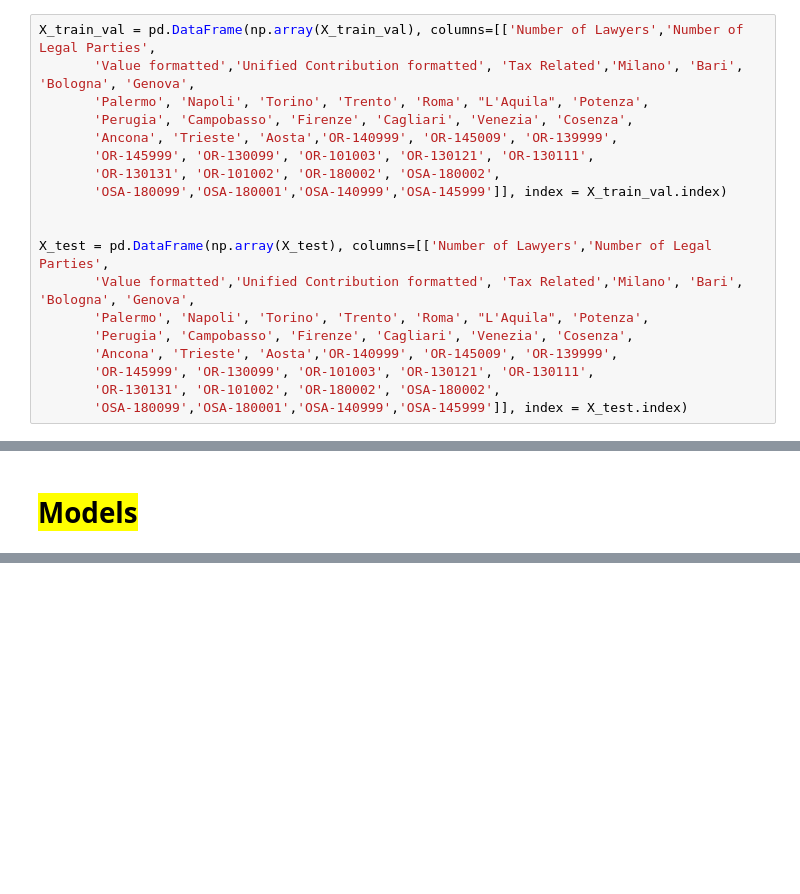
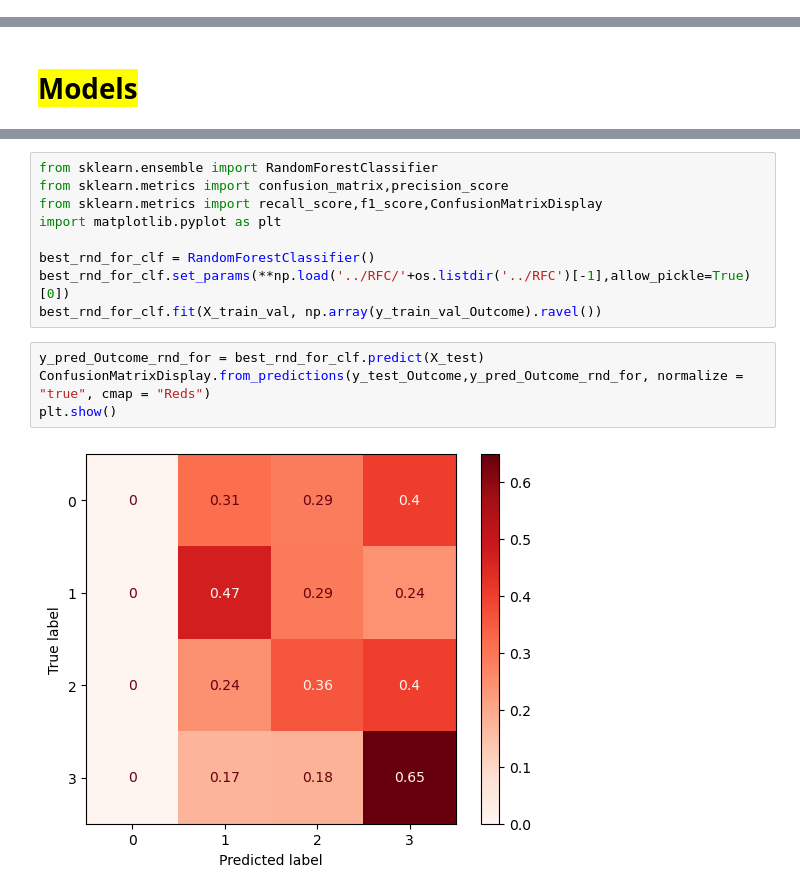
Before and after one commit to AdrianoEttari/EUSTEMA-Challenge, a Jupyter notebook: notebooks/Eustema_models_train_od.ipynb, the cells around one changed output, grey strips where cells are left out. Drawn from its saved outputs; the diff is of its cells as text; blank space fills up the shorter version.

Commit message:
notebook model training train_od

```diff
--- a/notebooks/Eustema_models_train_od.ipynb
+++ b/notebooks/Eustema_models_train_od.ipynb
@@ -53,25 +69,6 @@ X_train_val, X_test, y_train_val, y_test = train_test_split(X_scaled_df, y, rand
 
 X_train, X_val, y_train, y_val = train_test_split(X_train_val, y_train_val,random_state=0,
                                                             test_size=0.2  )
-# %%
-X_train_val = pd.DataFrame(np.array(X_train_val), columns=[['Number of Lawyers','Number of Legal Parties',
-       'Value formatted','Unified Contribution formatted', 'Tax Related','Milano', 'Bari', 'Bologna', 'Genova',
-       'Palermo', 'Napoli', 'Torino', 'Trento', 'Roma', "L'Aquila", 'Potenza',
-       'Perugia', 'Campobasso', 'Firenze', 'Cagliari', 'Venezia', 'Cosenza',
-       'Ancona', 'Trieste', 'Aosta','OR-140999', 'OR-145009', 'OR-139999',
-       'OR-145999', 'OR-130099', 'OR-101003', 'OR-130121', 'OR-130111',
-       'OR-130131', 'OR-101002', 'OR-180002', 'OSA-180002',
-       'OSA-180099','OSA-180001','OSA-140999','OSA-145999']], index = X_train_val.index)
-
-
-X_test = pd.DataFrame(np.array(X_test), columns=[['Number of Lawyers','Number of Legal Parties',
-       'Value formatted','Unified Contribution formatted', 'Tax Related','Milano', 'Bari', 'Bologna', 'Genova',
-       'Palermo', 'Napoli', 'Torino', 'Trento', 'Roma', "L'Aquila", 'Potenza',
-       'Perugia', 'Campobasso', 'Firenze', 'Cagliari', 'Venezia', 'Cosenza',
-       'Ancona', 'Trieste', 'Aosta','OR-140999', 'OR-145009', 'OR-139999',
-       'OR-145999', 'OR-130099', 'OR-101003', 'OR-130121', 'OR-130111',
-       'OR-130131', 'OR-101002', 'OR-180002', 'OSA-180002',
-       'OSA-180099','OSA-180001','OSA-140999','OSA-145999']], index = X_test.index)
 # %%
 y_train_val_duration = y_train_val['Duration']
 y_train_val_Outcome = y_train_val['Outcome']
@@ -140,0 +140,15 @@ for i in range(start_point,end_point):
+# %%
+from sklearn.ensemble import RandomForestClassifier
+from sklearn.metrics import confusion_matrix,precision_score
+from sklearn.metrics import recall_score,f1_score,ConfusionMatrixDisplay
+import matplotlib.pyplot as plt
+
+best_rnd_for_clf = RandomForestClassifier()
+best_rnd_for_clf.set_params(**np.load('../RFC/'+os.listdir('../RFC')[-1],allow_pickle=True)[0])
+best_rnd_for_clf.fit(X_train_val, np.array(y_train_val_Outcome).ravel())
+# %%
+y_pred_Outcome_rnd_for = best_rnd_for_clf.predict(X_test)
+ConfusionMatrixDisplay.from_predictions(y_test_Outcome,y_pred_Outcome_rnd_for, normalize = "true", cmap = "Reds")
+plt.show()
+# %% [output]
+[figure, added]
```
Also changed, not shown: parts of 61 cells of this notebook.
